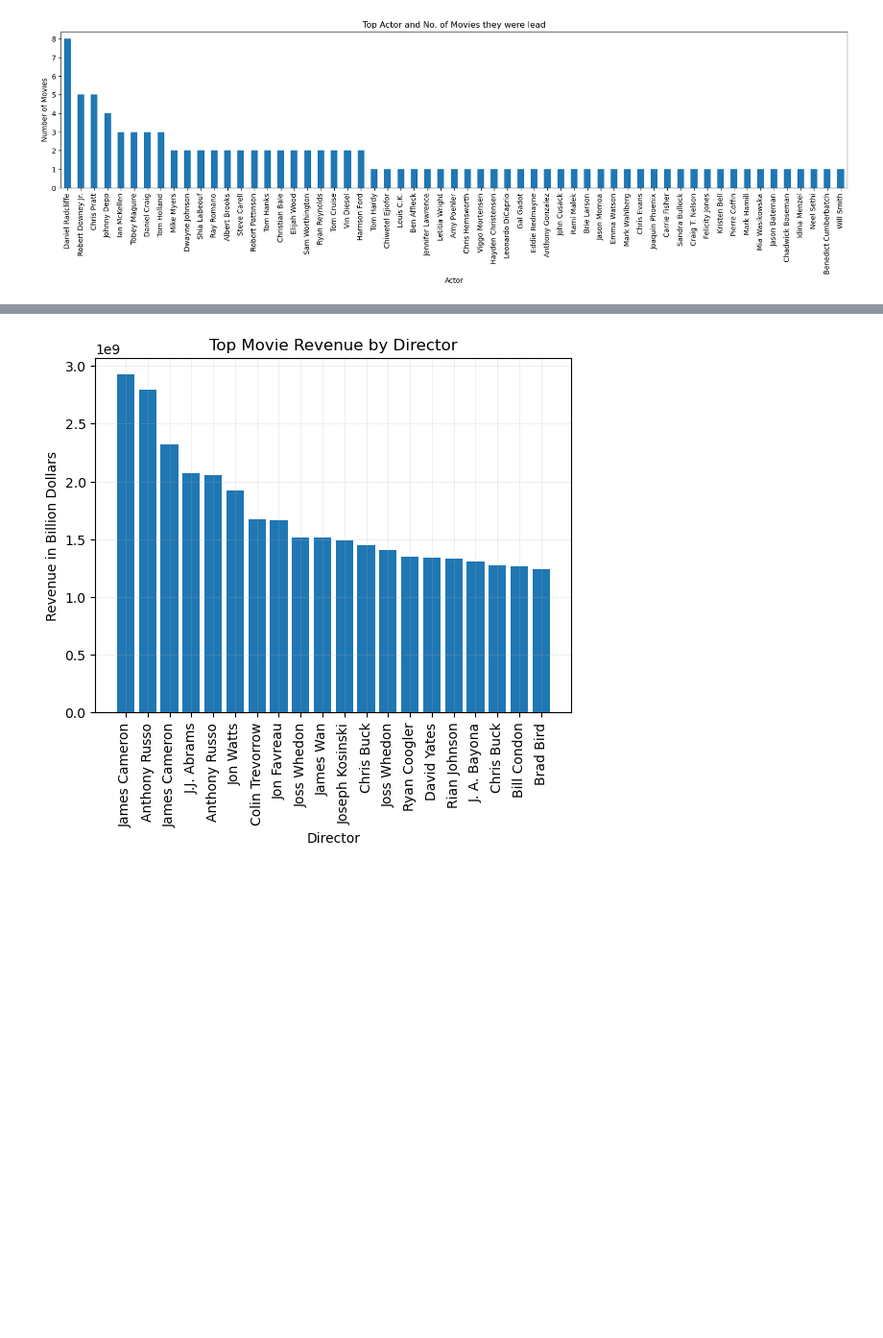
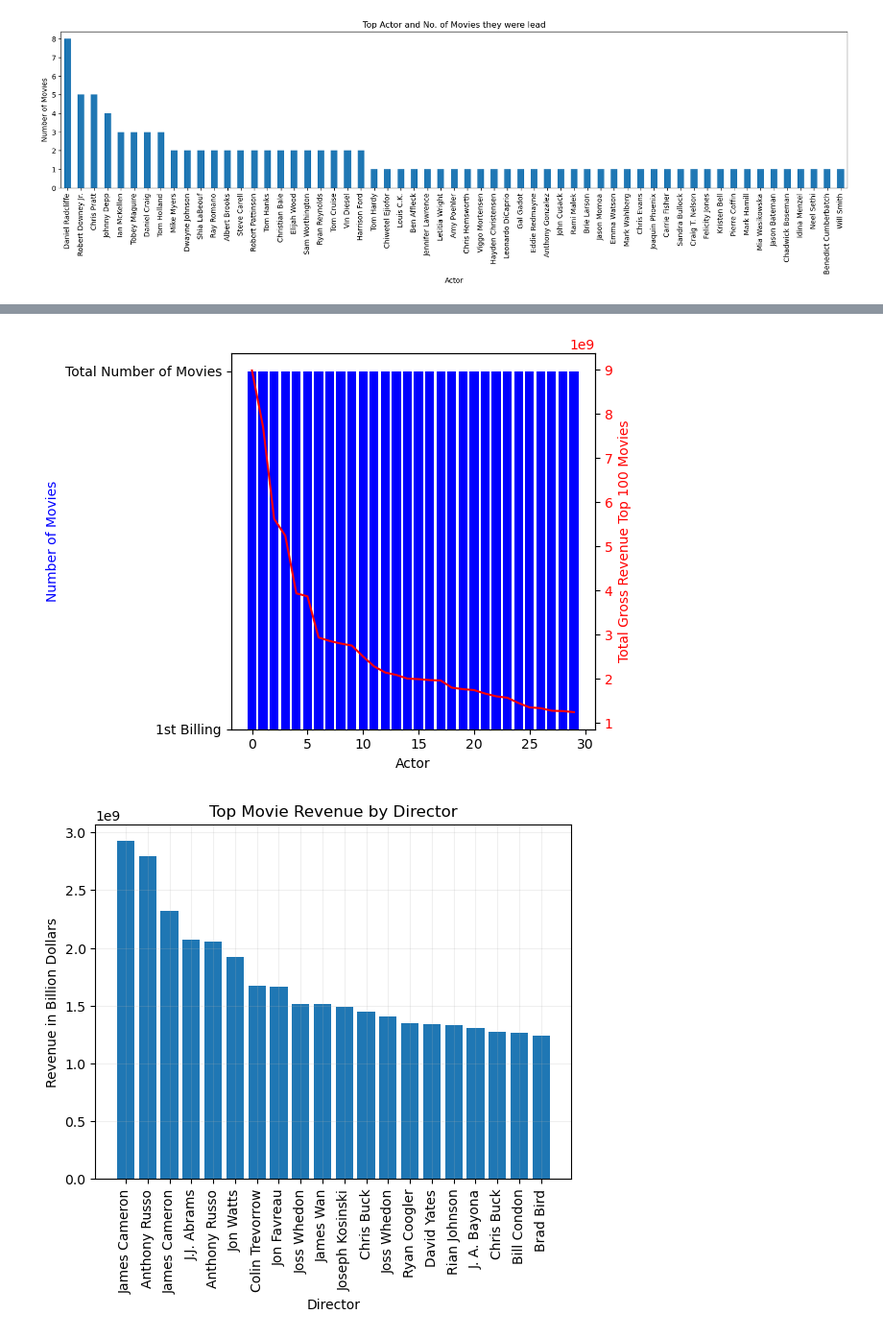
Before and after one commit to calirave/project1, a Jupyter notebook: Data Manipulation/Data Cleaning and Manipulation/Batch 2.ipynb, the cells around one changed output, grey strips where cells are left out. Shown at 96% size. Drawn from its saved outputs; the diff is of its cells as text; code cells hidden in the pictures; blank space fills up the shorter version.

```diff
--- a/Data Manipulation/Data Cleaning and Manipulation/Batch 2.ipynb
+++ b/Data Manipulation/Data Cleaning and Manipulation/Batch 2.ipynb
@@ -93,3 +93,11 @@ labels = topactor.index
 plt.savefig('../../Analysis/Visualizations/batch2_topactormorethan1movie.png')
 # %% [output]
 [figure]
+# %%
+actor_rev = df[["Gross Revenue", "1st Billing"]]
+top_100_rev = actor_rev.sort_values("Gross Revenue", ascending=False).head(100)
+
+topactor_rev100 = top_100_rev.groupby(["1st Billing"])
+total_top_actor_rev100 = topactor_rev100[['Gross Revenue']].sum()
+sort_total_top_actor_rev100 = total_top_actor_rev100.sort_values("Gross Revenue", ascending = False).head(100)
+sort_total_top_actor_rev100
@@ -98,3 +152,26 @@ plt.savefig('../../Analysis/Visualizations/batch2_topactormorethan1movie.png')
+# %%
+x = np.arange(len(sort_total_top_actor_rev100))
+
+fig, ax1 = plt.subplots()
+
+color = 'blue'
+ax1.set_xlabel('Actor')
+ax1.set_ylabel('Number of Movies', color=color)
+ax1.bar(x, ["1st Billing"], color=color)
+ax1.bar(x, ["Total Number of Movies"], color=color)
+ax1.tick_params(axis='y')
+
+ax2 = ax1.twinx()  # instantiate a second axes that shares the same x-axis
+
+color = 'red'
+ax2.set_ylabel('Total Gross Revenue Top 100 Movies', color=color)  # we already handled the x-label with ax1
+ax2.plot(x, sort_total_top_actor_rev100["Gross Revenue"], color=color)
+ax2.tick_params(axis='y', labelcolor=color)
+
+fig.tight_layout()  # otherwise the right y-label is slightly clipped
+plt.show()
+# %% [output]
+[figure, added]
 # %%
 # Top 10-20 Directors based on Movie revenue
 director_rev = df[["Gross Revenue", "Director", "Title"]]
```
Also changed, not shown: parts of 6 cells of this notebook.
